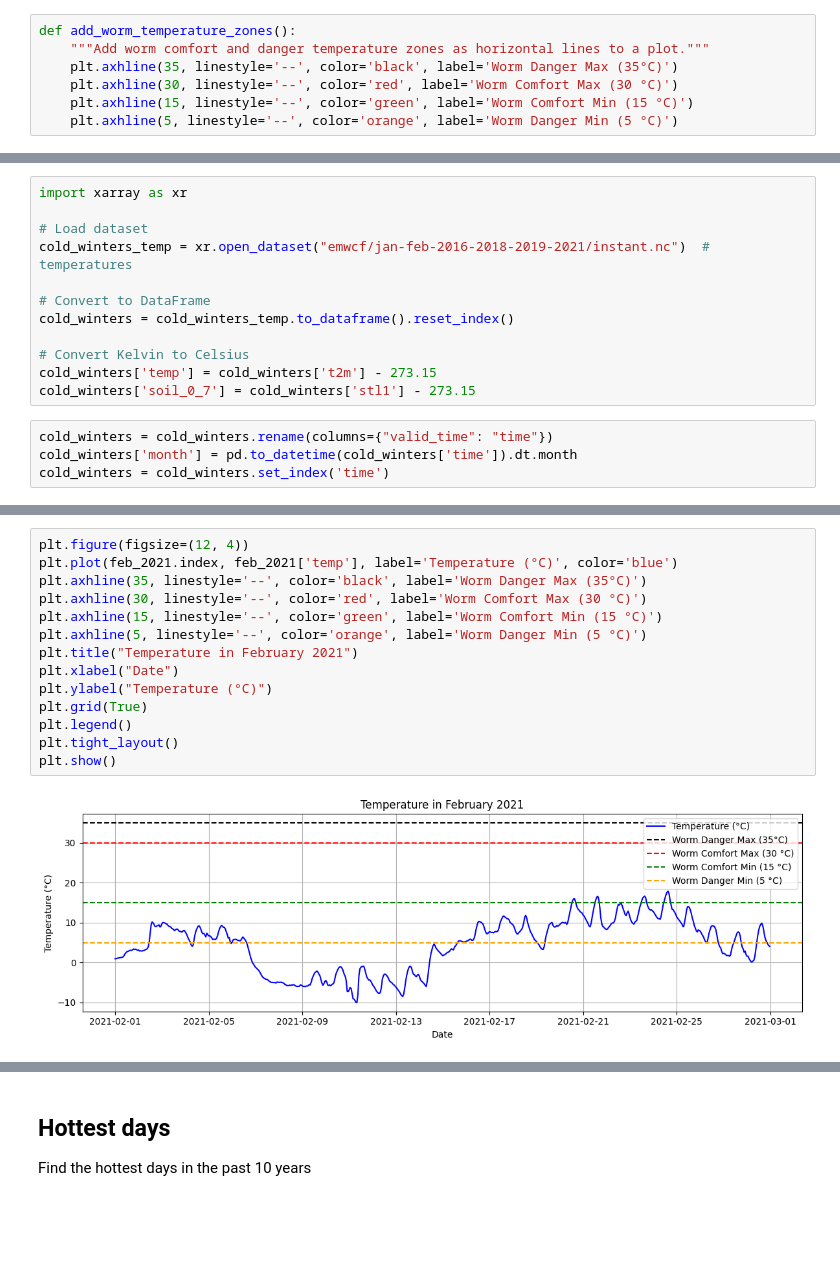
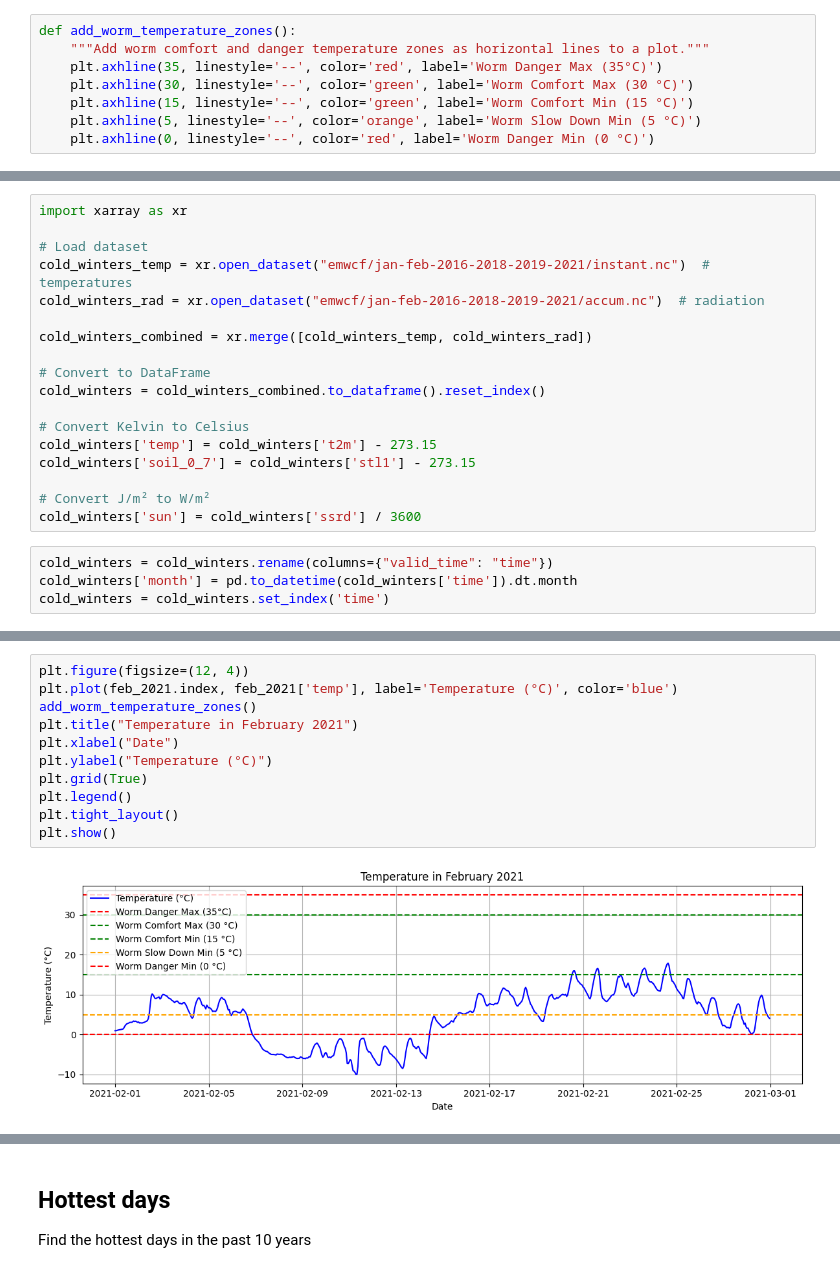
Before and after one commit to wiggle-bin/wiggle-research, a Jupyter notebook: wiggle-bin-weather-assesment.ipynb, the cells around one changed output, grey strips where cells are left out. Drawn from its saved outputs; the diff is of its cells as text; blank space fills up the shorter version.

Commit message:
Added solar radiation plots for hottest and coldest month

```diff
--- a/wiggle-bin-weather-assesment.ipynb
+++ b/wiggle-bin-weather-assesment.ipynb
@@ -5,10 +5,11 @@ import xarray as xr
 # %%
 def add_worm_temperature_zones():
     """Add worm comfort and danger temperature zones as horizontal lines to a plot."""
-    plt.axhline(35, linestyle='--', color='black', label='Worm Danger Max (35°C)')
-    plt.axhline(30, linestyle='--', color='red', label='Worm Comfort Max (30 °C)')
+    plt.axhline(35, linestyle='--', color='red', label='Worm Danger Max (35°C)')
+    plt.axhline(30, linestyle='--', color='green', label='Worm Comfort Max (30 °C)')
     plt.axhline(15, linestyle='--', color='green', label='Worm Comfort Min (15 °C)')
-    plt.axhline(5, linestyle='--', color='orange', label='Worm Danger Min (5 °C)')
+    plt.axhline(5, linestyle='--', color='orange', label='Worm Slow Down Min (5 °C)')
+    plt.axhline(0, linestyle='--', color='red', label='Worm Danger Min (0 °C)')
 # %% [markdown]
 ## Coldest days
 
@@ -128,13 +129,19 @@ import xarray as xr
 
 # Load dataset
 cold_winters_temp = xr.open_dataset("emwcf/jan-feb-2016-2018-2019-2021/instant.nc")  # temperatures
+cold_winters_rad = xr.open_dataset("emwcf/jan-feb-2016-2018-2019-2021/accum.nc")  # radiation
+
+cold_winters_combined = xr.merge([cold_winters_temp, cold_winters_rad])
 
 # Convert to DataFrame
-cold_winters = cold_winters_temp.to_dataframe().reset_index()
+cold_winters = cold_winters_combined.to_dataframe().reset_index()
 
 # Convert Kelvin to Celsius
 cold_winters['temp'] = cold_winters['t2m'] - 273.15
 cold_winters['soil_0_7'] = cold_winters['stl1'] - 273.15
+
+# Convert J/m² to W/m²
+cold_winters['sun'] = cold_winters['ssrd'] / 3600
 # %%
 cold_winters = cold_winters.rename(columns={"valid_time": "time"})
 cold_winters['month'] = pd.to_datetime(cold_winters['time']).dt.month
@@ -153,19 +161,16 @@ jan_2016 = cold_winters.loc['2016-01']
 # %%
 plt.figure(figsize=(12, 4))
 plt.plot(feb_2021.index, feb_2021['temp'], label='Temperature (°C)', color='blue')
-plt.axhline(35, linestyle='--', color='black', label='Worm Danger Max (35°C)')
-plt.axhline(30, linestyle='--', color='red', label='Worm Comfort Max (30 °C)')
-plt.axhline(15, linestyle='--', color='green', label='Worm Comfort Min (15 °C)')
-plt.axhline(5, linestyle='--', color='orange', label='Worm Danger Min (5 °C)')
+add_worm_temperature_zones()
 plt.title("Temperature in February 2021")
 plt.xlabel("Date")
 plt.ylabel("Temperature (°C)")
 plt.grid(True)
 plt.legend()
 plt.tight_layout()
 plt.show()
 # %% [output]
-[figure, old version]
+[figure, new version]
 # %%
 plt.figure(figsize=(12, 4))
 plt.plot(jan_2019.index, jan_2019['temp'], label='Temperature (°C)', color='blue')
```
Also changed, not shown: parts of 17 cells of this notebook.
